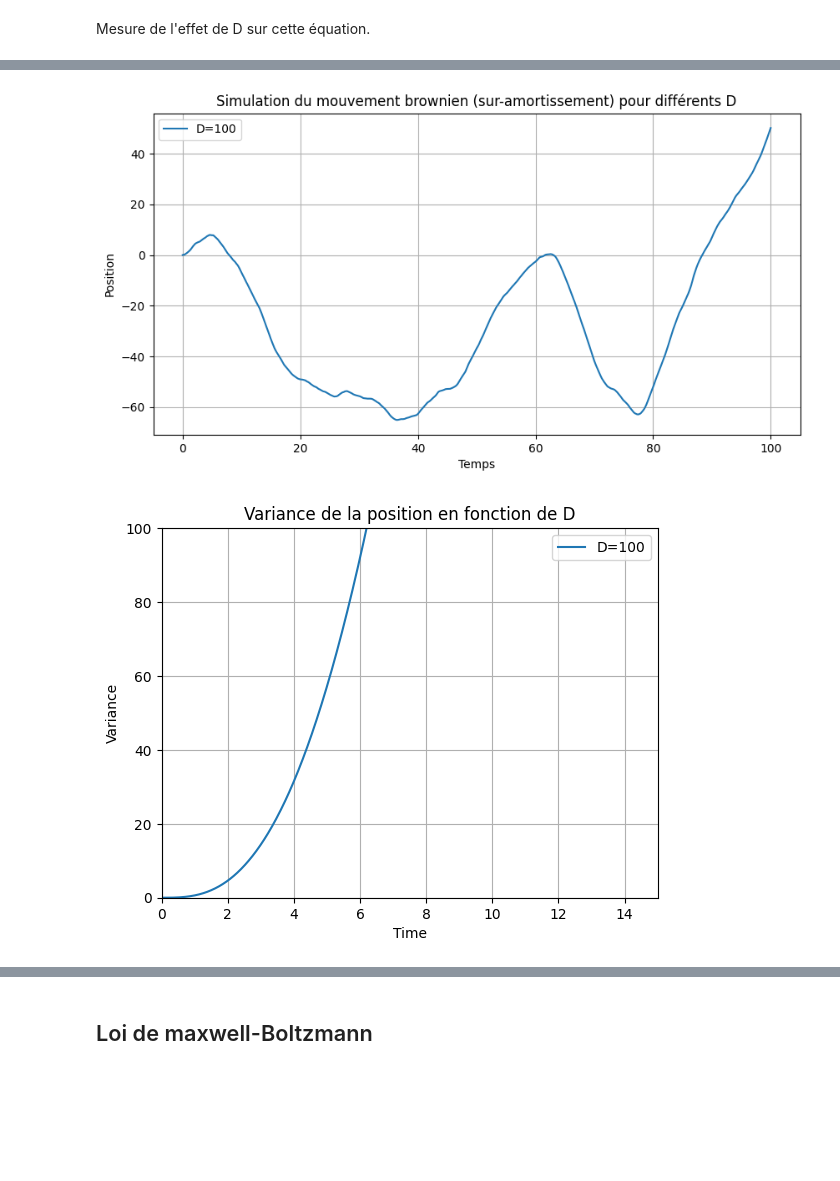
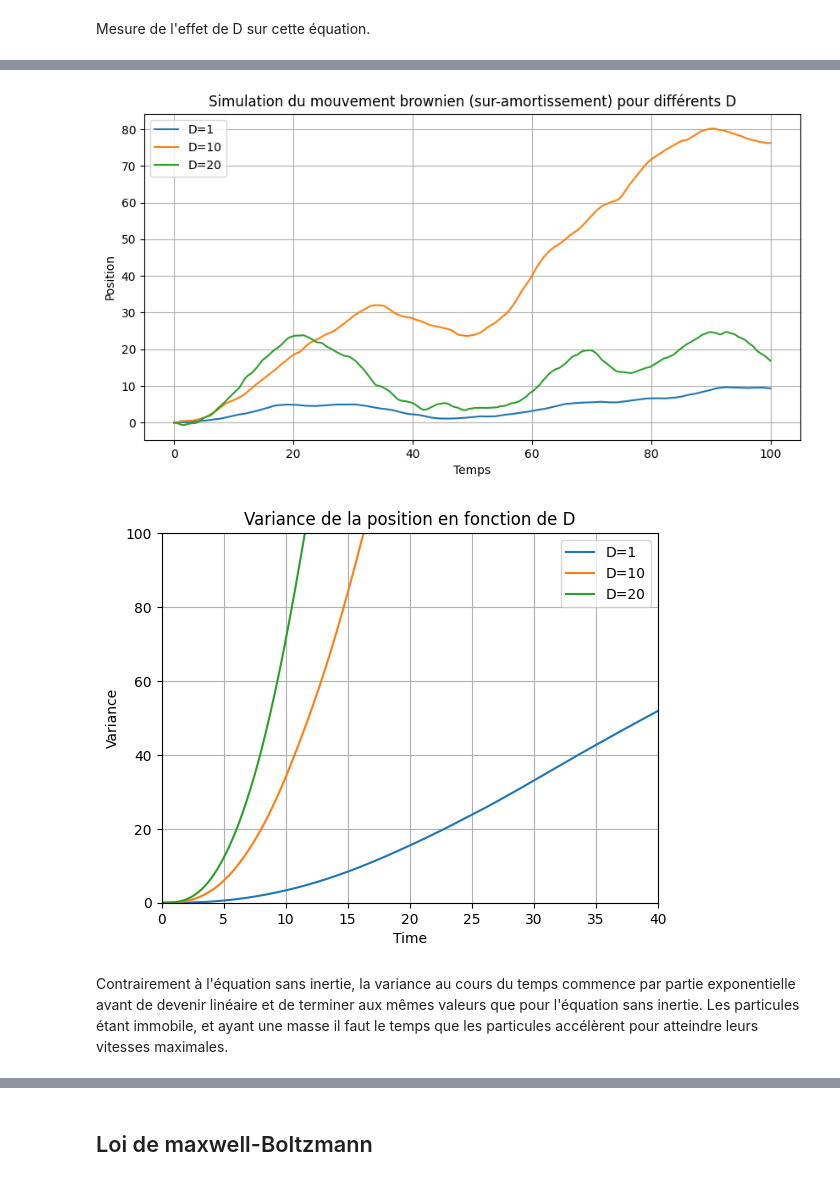
Before and after one commit to ostix360/Brownian-Motion, a Jupyter notebook: CR_speed.ipynb, the cells around one changed output, grey strips where cells are left out. Cells and saved outputs as stored; diff of their text form; code cells hidden in the pictures; blank space fills up the shorter version.

```diff
--- a/CR_speed.ipynb
+++ b/CR_speed.ipynb
@@ -16,7 +16,7 @@ x0 = 0.0 # Position initiale
 v0 = 0.0 # Vitesse initiale
 # Simulation du mouvement brownien
 T = step*dt # Temps total de simulation
-n_walks = 9000 # Nombre de trajectoires à simuler
+n_walks = 3000 # Nombre de trajectoires à simuler
 x0 = np.zeros((n_walks,)) # Position initiale
 t = np.arange(0, T, dt)
 # %%
@@ -51,7 +69,7 @@ plt.show()
 # %% [markdown]
 Mesure de l'effet de D sur cette équation.
 # %%
-D = [100]
+D = [1, 10, 20]
 x = np.zeros((len(D), step, n_walks))
 v = np.zeros((len(D), step, n_walks))
 x0 = np.zeros((n_walks,))
@@ -73,4 +93,4 @@ WARNING: v0 and x0 have different shapes, using v0 = 0 by default
-[figure, old version]
+[figure, new version]
 # %%
 plt.plot(t, x.var(2).T, label=[f"D={d}" for d in D])
 plt.xlabel("Time")
@@ -79,10 +99,12 @@ plt.title("Variance de la position en fonction de D")
 plt.grid()
 plt.legend()
 plt.ylim(0, 100)
-plt.xlim(0,15)
+plt.xlim(0,40)
 plt.show()
 # %% [output]
-[figure, old version]
+[figure, new version]
+# %% [markdown]
+Contrairement à l'équation sans inertie, la variance au cours du temps commence par partie exponentielle avant de devenir linéaire et de terminer aux mêmes valeurs que pour l'équation sans inertie. Les particules étant immobile, et ayant une masse il faut le temps que les particules accélèrent pour atteindre leurs vitesses maximales.
 # %%
 plt.figure(figsize=(10, 5))
 for i, d in enumerate(D):
```
Also changed, not shown: parts of 11 cells of this notebook.
